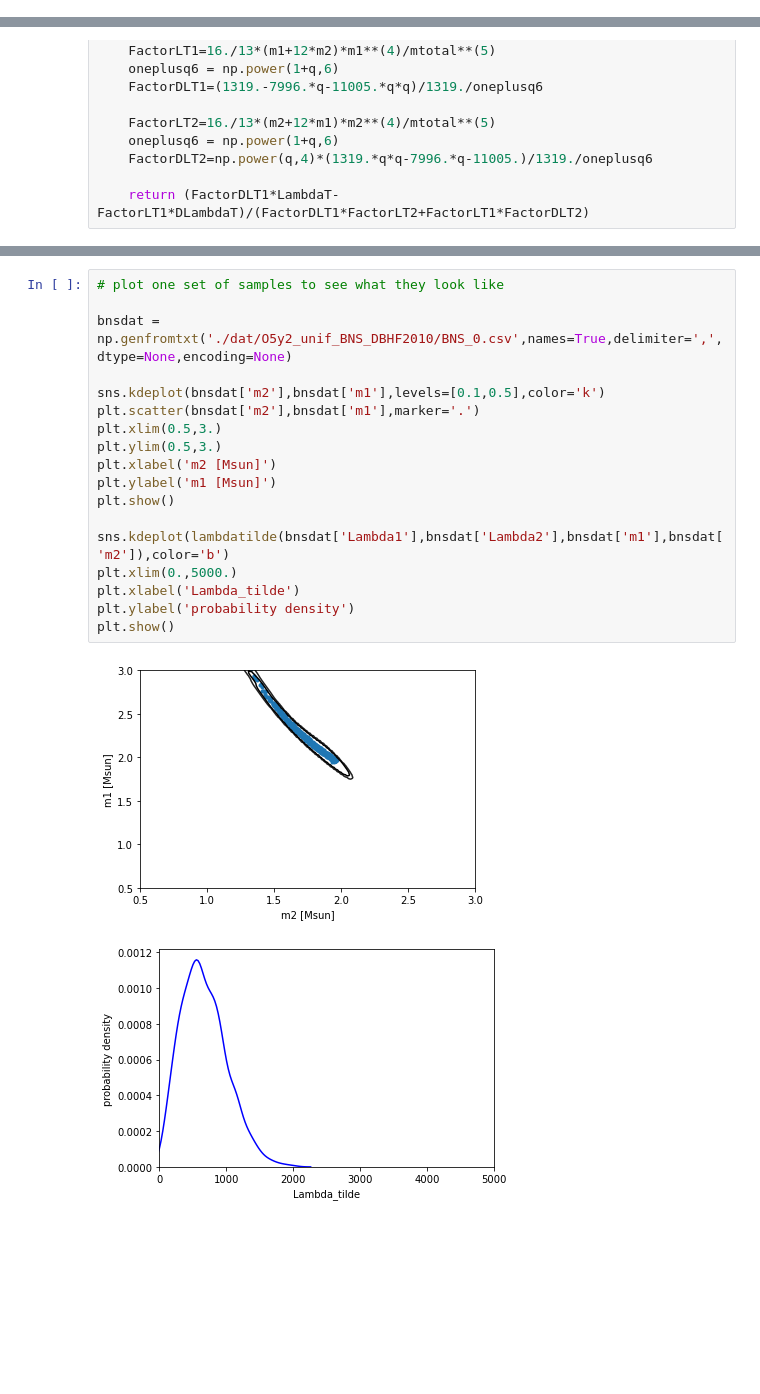
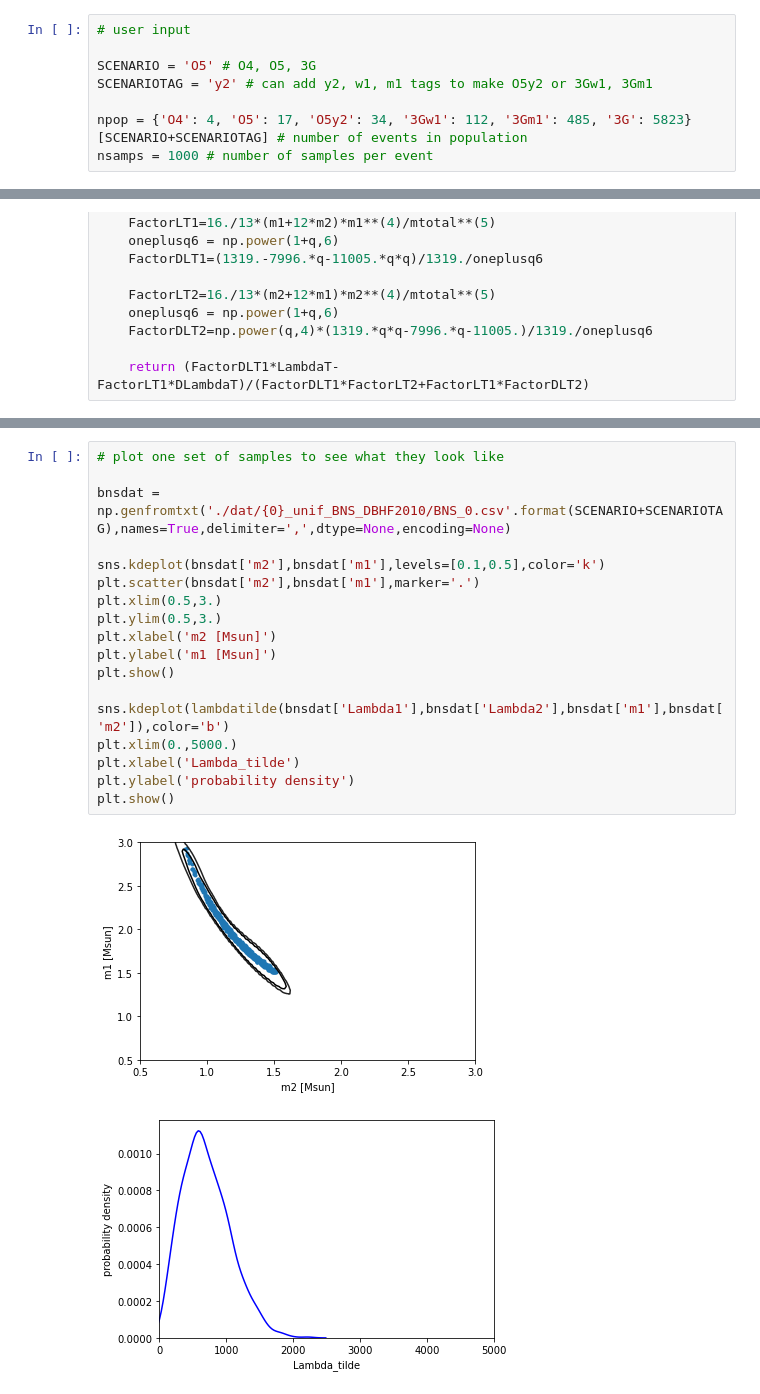
Before and after one commit to landryp/twin-stars, a Jupyter notebook: Simulated_BNS_Samples.ipynb, the cells around one changed output, grey strips where cells are left out. Saved outputs shown, nothing was run; the diff lists cells and outputs as text; blank space fills up the shorter version.

Commit message:
update populations, eos

```diff
--- a/Simulated_BNS_Samples.ipynb
+++ b/Simulated_BNS_Samples.ipynb
@@ -12,6 +12,14 @@ import seaborn as sns
 G = 6.67e-8
 c = 2.998e10
 Msol = 1.99e33
+# %%
+# user input
+
+SCENARIO = 'O5' # O4, O5, 3G
+SCENARIOTAG = 'y2' # can add y2, w1, m1 tags to make O5y2 or 3Gw1, 3Gm1
+
+npop = {'O4': 4, 'O5': 17, 'O5y2': 34, '3Gw1': 112, '3Gm1': 485, '3G': 5823}[SCENARIO+SCENARIOTAG] # number of events in population
+nsamps = 1000 # number of samples per event
 # %%
 # load GW170817 data
 
@@ -186,21 +192,21 @@ outfile.close()
 # %%
 # plot one set of samples to see what they look like
 
-bnsdat = np.genfromtxt('./dat/O5y2_unif_BNS_DBHF2010/BNS_0.csv',names=True,delimiter=',',dtype=None,encoding=None)
+bnsdat = np.genfromtxt('./dat/{0}_unif_BNS_DBHF2010/BNS_0.csv'.format(SCENARIO+SCENARIOTAG),names=True,delimiter=',',dtype=None,encoding=None)
 
 sns.kdeplot(bnsdat['m2'],bnsdat['m1'],levels=[0.1,0.5],color='k')
 plt.scatter(bnsdat['m2'],bnsdat['m1'],marker='.')
 plt.xlim(0.5,3.)
 plt.ylim(0.5,3.)
 plt.xlabel('m2 [Msun]')
 plt.ylabel('m1 [Msun]')
 plt.show()
 
 sns.kdeplot(lambdatilde(bnsdat['Lambda1'],bnsdat['Lambda2'],bnsdat['m1'],bnsdat['m2']),color='b')
 plt.xlim(0.,5000.)
 plt.xlabel('Lambda_tilde')
 plt.ylabel('probability density')
 plt.show()
 # %% [output]
-[figure, old version]
+[figure, new version]
-[figure, old version]
+[figure, new version]
```
Also changed, not shown: parts of 1 cell of this notebook, 9 other files.
